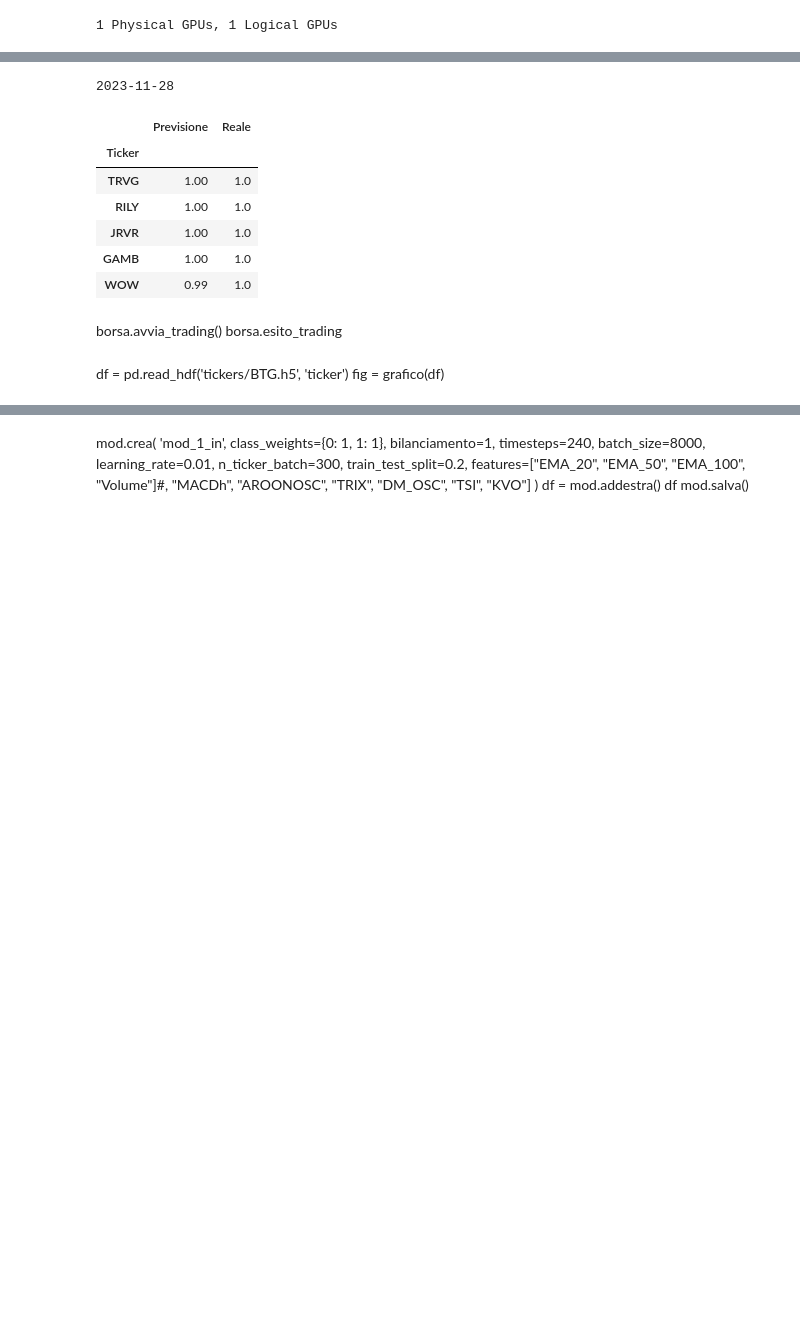
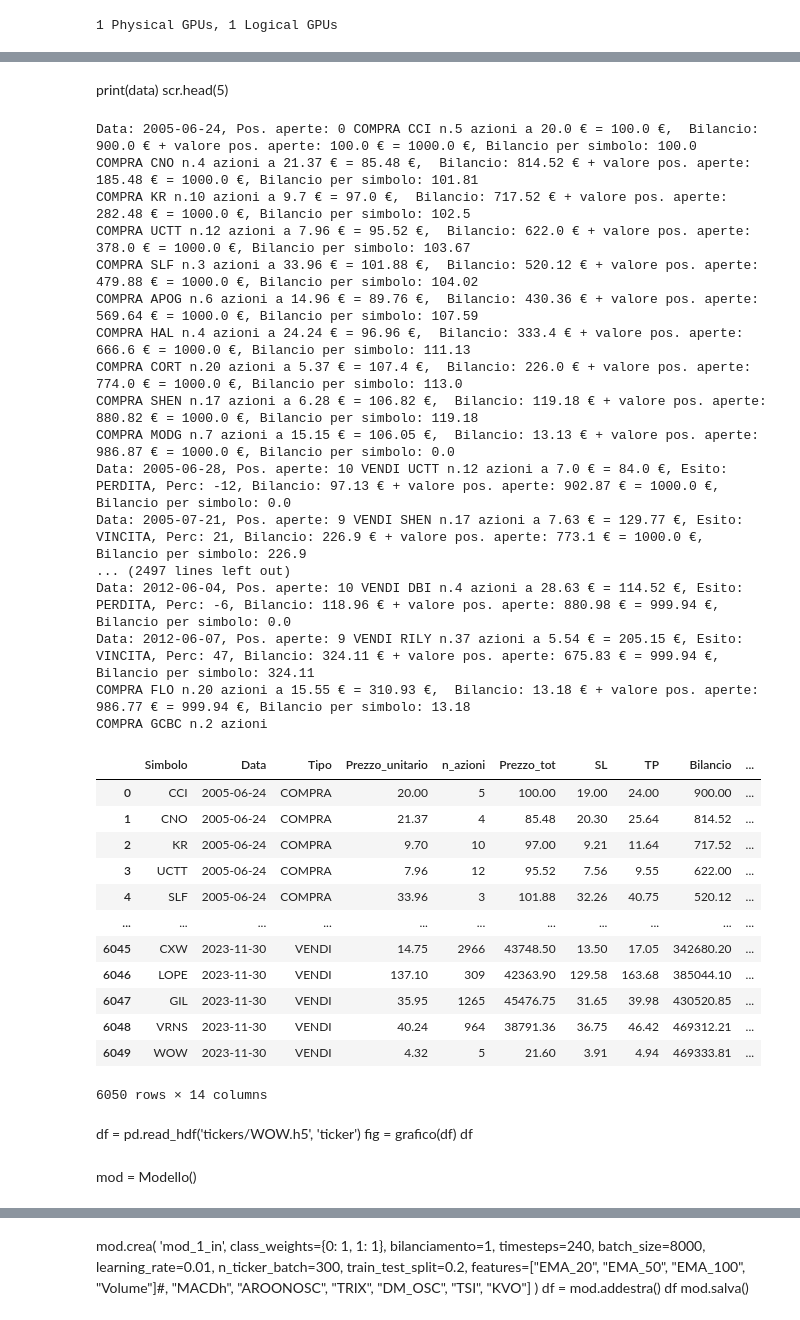
Before and after one commit to enricomarchi/Borsa, a Jupyter notebook: Test_trading_multiplo.ipynb, the cells around one changed output, grey strips where cells are left out. Drawn from its saved outputs; the diff is of its cells as text; code cells hidden in the pictures; blank space fills up the shorter version.

```diff
--- a/Test_trading_multiplo.ipynb
+++ b/Test_trading_multiplo.ipynb
@@ -1383,15 +1356,37 @@ ServerApp.rate_limit_window=3.0 (secs)
-# %%
-print(data)
-scr.head(5)
-# %% [output]
-2023-11-28
-|  | Previsione | Reale |
-| Ticker |  |  |
-| TRVG | 1.00 | 1.0 |
-| RILY | 1.00 | 1.0 |
-| JRVR | 1.00 | 1.0 |
-| GAMB | 1.00 | 1.0 |
-| WOW | 0.99 | 1.0 |
-# %% [markdown]
-borsa.avvia_trading()
-borsa.esito_trading
+# %% [markdown]
+print(data)
+scr.head(5)
+# %%
+borsa.avvia_trading()
+borsa.esito_trading
+# %% [output]
+Data: 2005-06-24, Pos. aperte: 0 COMPRA CCI n.5 azioni a 20.0 € = 100.0 €,  Bilancio: 900.0 € + valore pos. aperte: 100.0 € = 1000.0 €, Bilancio per simbolo: 100.0
+COMPRA CNO n.4 azioni a 21.37 € = 85.48 €,  Bilancio: 814.52 € + valore pos. aperte: 185.48 € = 1000.0 €, Bilancio per simbolo: 101.81
+COMPRA KR n.10 azioni a 9.7 € = 97.0 €,  Bilancio: 717.52 € + valore pos. aperte: 282.48 € = 1000.0 €, Bilancio per simbolo: 102.5
+COMPRA UCTT n.12 azioni a 7.96 € = 95.52 €,  Bilancio: 622.0 € + valore pos. aperte: 378.0 € = 1000.0 €, Bilancio per simbolo: 103.67
+COMPRA SLF n.3 azioni a 33.96 € = 101.88 €,  Bilancio: 520.12 € + valore pos. aperte: 479.88 € = 1000.0 €, Bilancio per simbolo: 104.02
+COMPRA APOG n.6 azioni a 14.96 € = 89.76 €,  Bilancio: 430.36 € + valore pos. aperte: 569.64 € = 1000.0 €, Bilancio per simbolo: 107.59
+COMPRA HAL n.4 azioni a 24.24 € = 96.96 €,  Bilancio: 333.4 € + valore pos. aperte: 666.6 € = 1000.0 €, Bilancio per simbolo: 111.13
+COMPRA CORT n.20 azioni a 5.37 € = 107.4 €,  Bilancio: 226.0 € + valore pos. aperte: 774.0 € = 1000.0 €, Bilancio per simbolo: 113.0
+COMPRA SHEN n.17 azioni a 6.28 € = 106.82 €,  Bilancio: 119.18 € + valore pos. aperte: 880.82 € = 1000.0 €, Bilancio per simbolo: 119.18
+COMPRA MODG n.7 azioni a 15.15 € = 106.05 €,  Bilancio: 13.13 € + valore pos. aperte: 986.87 € = 1000.0 €, Bilancio per simbolo: 0.0
+Data: 2005-06-28, Pos. aperte: 10 VENDI UCTT n.12 azioni a 7.0 € = 84.0 €, Esito: PERDITA, Perc: -12, Bilancio: 97.13 € + valore pos. aperte: 902.87 € = 1000.0 €, Bilancio per simbolo: 0.0
+Data: 2005-07-21, Pos. aperte: 9 VENDI SHEN n.17 azioni a 7.63 € = 129.77 €, Esito: VINCITA, Perc: 21, Bilancio: 226.9 € + valore pos. aperte: 773.1 € = 1000.0 €, Bilancio per simbolo: 226.9
+... (2497 lines left out)
+Data: 2012-06-04, Pos. aperte: 10 VENDI DBI n.4 azioni a 28.63 € = 114.52 €, Esito: PERDITA, Perc: -6, Bilancio: 118.96 € + valore pos. aperte: 880.98 € = 999.94 €, Bilancio per simbolo: 0.0
+Data: 2012-06-07, Pos. aperte: 9 VENDI RILY n.37 azioni a 5.54 € = 205.15 €, Esito: VINCITA, Perc: 47, Bilancio: 324.11 € + valore pos. aperte: 675.83 € = 999.94 €, Bilancio per simbolo: 324.11
+COMPRA FLO n.20 azioni a 15.55 € = 310.93 €,  Bilancio: 13.18 € + valore pos. aperte: 986.77 € = 999.94 €, Bilancio per simbolo: 13.18
+COMPRA GCBC n.2 azioni
+|  | Simbolo | Data | Tipo | Prezzo_unitario | n_azioni | Prezzo_tot | SL | TP | Bilancio | ... |
+| 0 | CCI | 2005-06-24 | COMPRA | 20.00 | 5 | 100.00 | 19.00 | 24.00 | 900.00 | ... |
+| 1 | CNO | 2005-06-24 | COMPRA | 21.37 | 4 | 85.48 | 20.30 | 25.64 | 814.52 | ... |
+| 2 | KR | 2005-06-24 | COMPRA | 9.70 | 10 | 97.00 | 9.21 | 11.64 | 717.52 | ... |
+| 3 | UCTT | 2005-06-24 | COMPRA | 7.96 | 12 | 95.52 | 7.56 | 9.55 | 622.00 | ... |
+| 4 | SLF | 2005-06-24 | COMPRA | 33.96 | 3 | 101.88 | 32.26 | 40.75 | 520.12 | ... |
+| ... | ... | ... | ... | ... | ... | ... | ... | ... | ... | ... |
+| 6045 | CXW | 2023-11-30 | VENDI | 14.75 | 2966 | 43748.50 | 13.50 | 17.05 | 342680.20 | ... |
+| 6046 | LOPE | 2023-11-30 | VENDI | 137.10 | 309 | 42363.90 | 129.58 | 163.68 | 385044.10 | ... |
+| 6047 | GIL | 2023-11-30 | VENDI | 35.95 | 1265 | 45476.75 | 31.65 | 39.98 | 430520.85 | ... |
+| 6048 | VRNS | 2023-11-30 | VENDI | 40.24 | 964 | 38791.36 | 36.75 | 46.42 | 469312.21 | ... |
+| 6049 | WOW | 2023-11-30 | VENDI | 4.32 | 5 | 21.60 | 3.91 | 4.94 | 469333.81 | ... |
+6050 rows × 14 columns
@@ -1398,3 +1395,6 @@ borsa.esito_trading
 # %% [markdown]
-df = pd.read_hdf('tickers/BTG.h5', 'ticker')
+df = pd.read_hdf('tickers/WOW.h5', 'ticker')
 fig = grafico(df)
+df
+# %% [markdown]
+mod = Modello()
```
Also changed, not shown: parts of 5 cells of this notebook, 1 other file.
